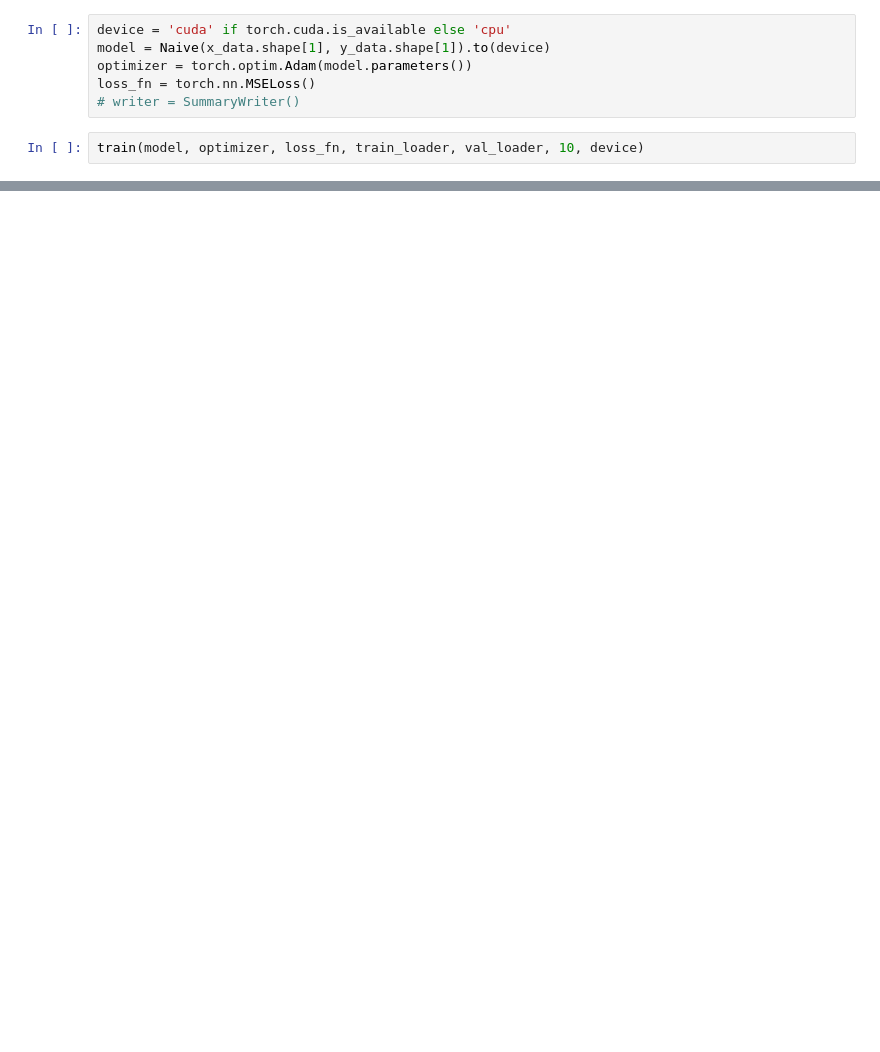
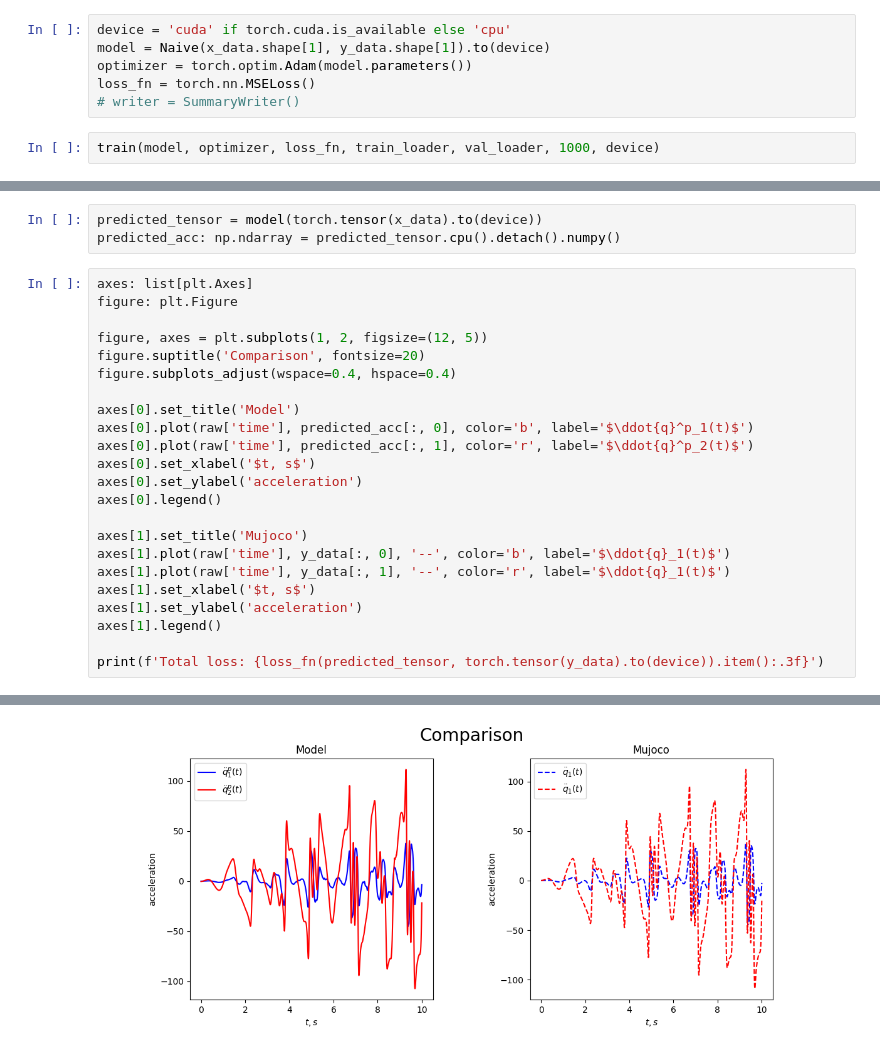
Before and after one commit to lvjonok/f23-pmldl-project, a Jupyter notebook: notebooks/naive.ipynb, the cells around one changed output, grey strips where cells are left out. Saved outputs shown, nothing was run; the diff lists cells and outputs as text; blank space fills up the shorter version.

```diff
--- a/notebooks/naive.ipynb
+++ b/notebooks/naive.ipynb
@@ -187,5 +176,5 @@ optimizer = torch.optim.Adam(model.parameters())
 loss_fn = torch.nn.MSELoss()
 # writer = SummaryWriter()
 # %%
-train(model, optimizer, loss_fn, train_loader, val_loader, 10, device)
+train(model, optimizer, loss_fn, train_loader, val_loader, 1000, device)
 # %% [output]
@@ -201,0 +198,27 @@ train(model, optimizer, loss_fn, train_loader, val_loader, 10, device)
+# %%
+predicted_tensor = model(torch.tensor(x_data).to(device))
+predicted_acc: np.ndarray = predicted_tensor.cpu().detach().numpy()
+# %%
+axes: list[plt.Axes]
+figure: plt.Figure
+
+figure, axes = plt.subplots(1, 2, figsize=(12, 5))
+figure.suptitle('Comparison', fontsize=20)
+figure.subplots_adjust(wspace=0.4, hspace=0.4)
+
+axes[0].set_title('Model')
+axes[0].plot(raw['time'], predicted_acc[:, 0], color='b', label='$\ddot{q}^p_1(t)$')
+axes[0].plot(raw['time'], predicted_acc[:, 1], color='r', label='$\ddot{q}^p_2(t)$')
+axes[0].set_xlabel('$t, s$')
+axes[0].set_ylabel('acceleration')
+axes[0].legend()
+
+axes[1].set_title('Mujoco')
+axes[1].plot(raw['time'], y_data[:, 0], '--', color='b', label='$\ddot{q}_1(t)$')
+axes[1].plot(raw['time'], y_data[:, 1], '--', color='r', label='$\ddot{q}_1(t)$')
+axes[1].set_xlabel('$t, s$')
+axes[1].set_ylabel('acceleration')
+axes[1].legend()
+
+print(f'Total loss: {loss_fn(predicted_tensor, torch.tensor(y_data).to(device)).item():.3f}')
+# %% [output]
@@ -201,0 +226 @@ train(model, optimizer, loss_fn, train_loader, val_loader, 10, device)
+[figure, added]
```
Also changed, not shown: parts of 5 cells of this notebook, 2 other files.
